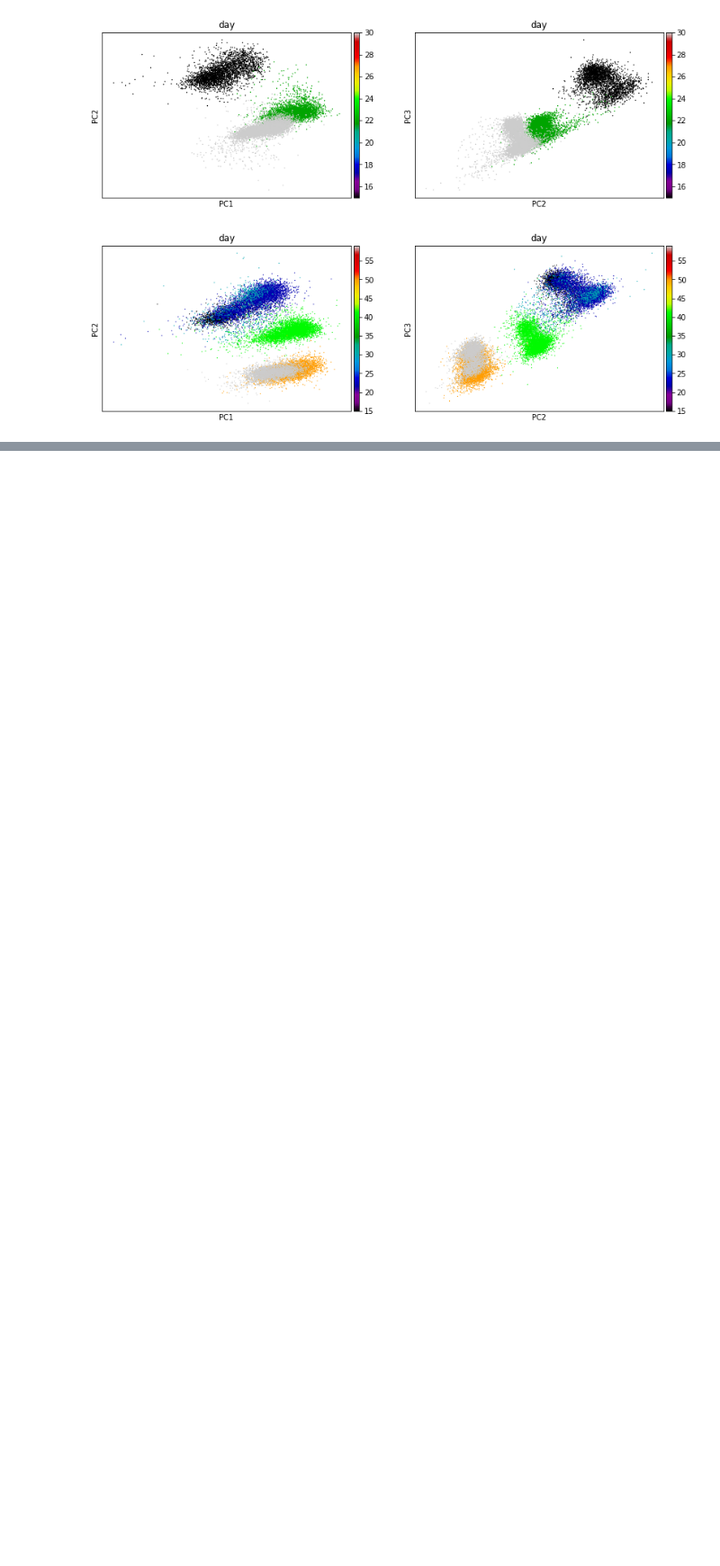
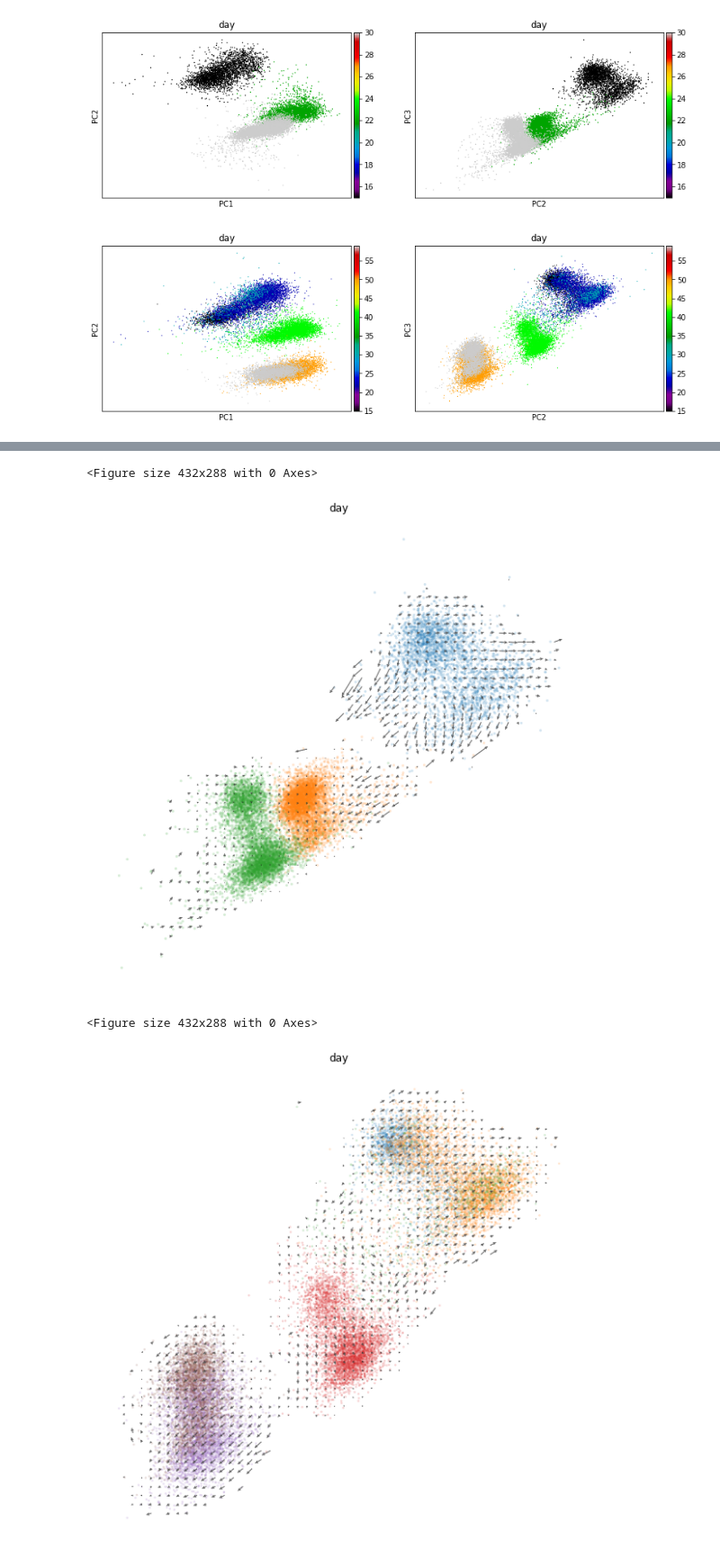
Before and after one commit to czbiohub/darmanis_group_DL_notebook, a Jupyter notebook: DL20190228_dish_mel_preprocess.ipynb, the cells around one changed output, grey strips where cells are left out. Shown at 90% size. Cells and saved outputs as stored; diff of their text form; code cells hidden in the pictures; blank space fills up the shorter version.

```diff
--- a/DL20190228_dish_mel_preprocess.ipynb
+++ b/DL20190228_dish_mel_preprocess.ipynb
@@ -599,0 +548,11 @@ for objname in ['full_adata','adata_subset1','adata_subset2','pre_adata','adata_
+# %%
+run = False
+
+filedir = '/home/ubuntu/data/DL20190312_dish_mel/velocyto/'
+files = [''.join([filedir,x]) for x in os.listdir(filedir) if (x.endswith('.loom') and x != 'merged.loom')]
+for x in files:
+    print(x)
+
+filename = '/home/ubuntu/data/DL20190312_dish_mel/velocyto/merged.loom'
+if run == True:
+    loompy.combine(files,filename,"Accession")
@@ -599,0 +571,9 @@ for objname in ['full_adata','adata_subset1','adata_subset2','pre_adata','adata_
+# %%
+adata = scv.read(filename, cache=True)
+adata_velo_merge = scv.utils.merge(adata_all, adata)
+
+scv.pp.filter_and_normalize(adata_velo_merge)
+scv.pp.moments(adata_velo_merge)
+scv.tl.velocity(adata_velo_merge)
+scv.tl.velocity_graph(adata_velo_merge)
+scv.tl.velocity_embedding(adata_velo_merge, basis='pca')
@@ -599,0 +604,20 @@ for objname in ['full_adata','adata_subset1','adata_subset2','pre_adata','adata_
+# %%
+component = '2,3'
+scv.pl.velocity_embedding_grid(adata_velo_merge[adata_velo_merge.obs.path == 'direct'],
+                               basis='pca',
+                               figsize = (10,10),
+                               components = component,
+                               color = ['day']
+                              )
+
+scv.pl.velocity_embedding_grid(adata_velo_merge[adata_velo_merge.obs.path == 'indirect'],
+                               basis='pca',
+                               figsize = (10,10),
+                               components = component,
+                               color = ['day']
+                              )
+# %% [output]
+<Figure size 432x288 with 0 Axes>
+[figure, added]
+<Figure size 432x288 with 0 Axes>
+[figure, added]
```
Also changed, not shown: parts of 40 cells of this notebook, 5 other files.
